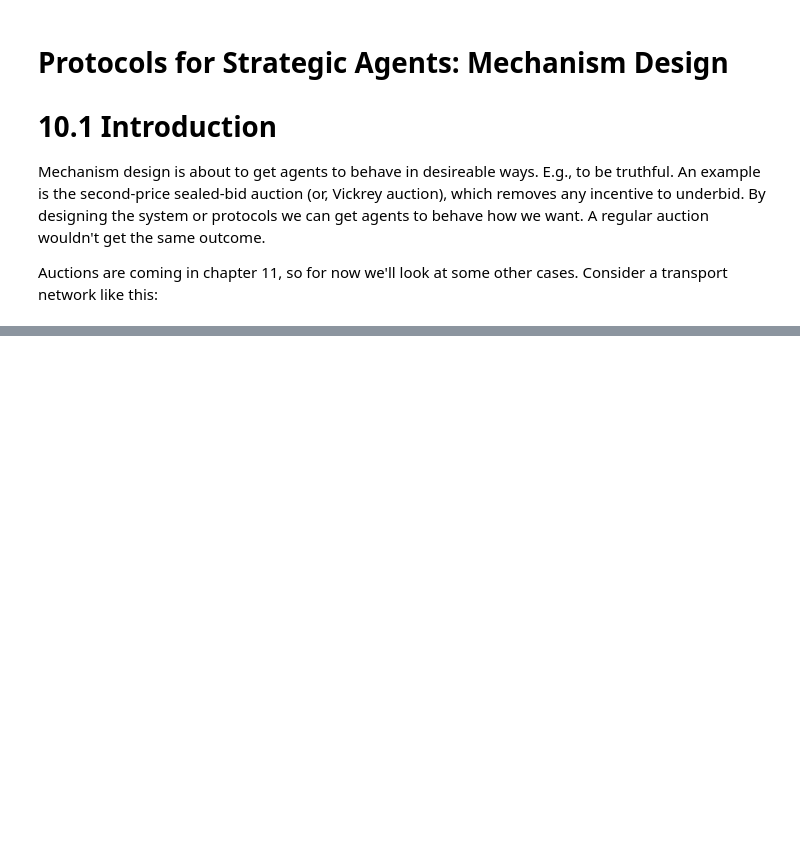
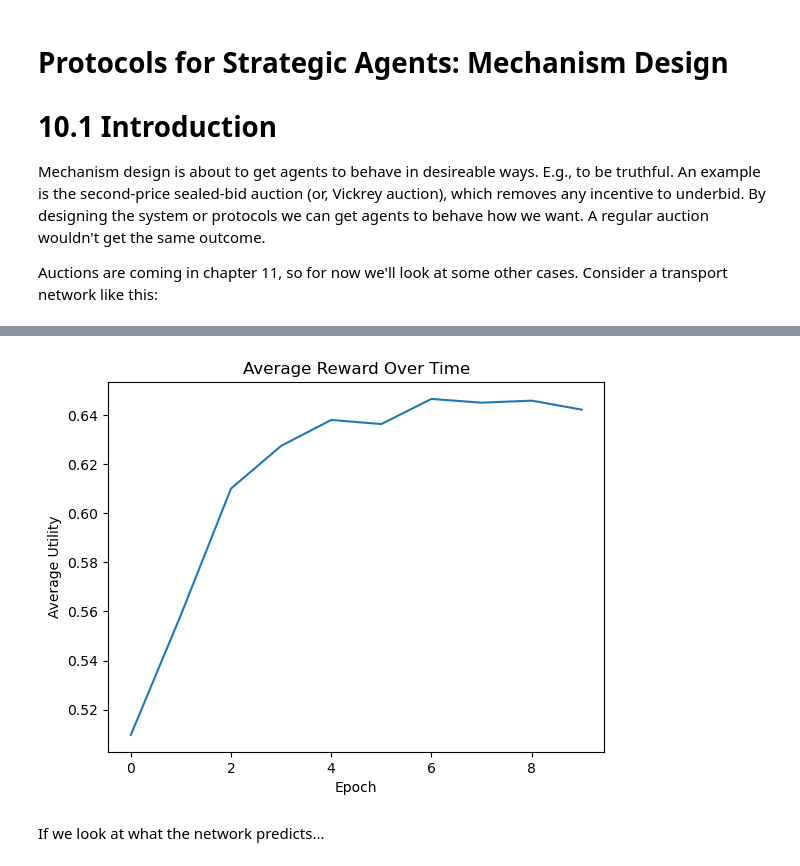
Before and after one commit to GiottoFrean/Multiagent_Systems, a Jupyter notebook: 10 Protocols for Strategic Agents - Mechanism Design/A - Mechanism design with unrestricted preferences.ipynb, the cells around one changed output, grey strips where cells are left out. Drawn from its saved outputs; the diff is of its cells as text; code cells hidden in the pictures; blank space fills up the shorter version.

```diff
--- a/10 Protocols for Strategic Agents - Mechanism Design/A - Mechanism design with unrestricted preferences.ipynb
+++ b/10 Protocols for Strategic Agents - Mechanism Design/A - Mechanism design with unrestricted preferences.ipynb
@@ -89,0 +109,73 @@ A social choice function takes a set of preferences and turns it into an outcome
+# %%
+class SmallNet(nn.Module):
+    def __init__(self, in_dim, hidden_dim, out_dim, use_softmax=False):
+        super().__init__()
+
+        layers = [
+            nn.Linear(in_dim, hidden_dim),
+            nn.ReLU(),
+            nn.Linear(hidden_dim, out_dim)
+        ]
+
+        if use_softmax:
+            layers.append(nn.Softmax(dim=-1))
+
+        self.net = nn.Sequential(*layers)
+
+    def forward(self, x):
+        return self.net(x)
+# %%
+N, O = 3, 3
+batch_size = 32
+batches_per_epoch = 50
+epochs = 10
+
+players = nn.ModuleList([SmallNet(O, 100, O) for _ in range(N)])
+mechanism = SmallNet(O*N, 100, O, use_softmax=True)
+
+player_opts = [optim.Adam(players[p].parameters(), lr=1e-3) for p in range(N)]
+mech_opt = optim.Adam(mechanism.parameters(), lr=1e-3)
+
+reward_over_time = []
+
+for epoch in range(epochs):
+    epoch_avg = 0.0
+    for batch in range(batches_per_epoch):
+        utilities = torch.rand(batch_size, N, O)
+
+        # --- Player updates (independent graphs per player) ---
+        for p in range(N):
+            player_opts[p].zero_grad()
+            reports = [players[i](utilities[:, i]) for i in range(N)]
+            joint_report = torch.cat(reports, dim=1)
+            for param in mechanism.parameters():
+                param.requires_grad_(False)
+            decision = mechanism(joint_report)
+            player_loss = -(utilities[:, p] * decision).sum(dim=1).mean()
+            player_loss.backward()
+            player_opts[p].step()
+
+        for param in mechanism.parameters():
+            param.requires_grad_(True)
+
+        # --- Mechanism update ---
+        mech_opt.zero_grad()
+        reports_detached = [players[p](utilities[:, p]).detach() for p in range(N)]
+        joint_report = torch.cat(reports_detached, dim=1)
+        decision = mechanism(joint_report)
+        expected_utility = torch.sum(utilities * decision.view(batch_size, 1, O), dim=2)
+        mech_loss = -expected_utility.mean()
+        mech_loss.backward()
+        mech_opt.step()
+
+        epoch_avg += expected_utility.mean().item()
+
+    reward_over_time.append(epoch_avg / batches_per_epoch)
+    print(f"Epoch {epoch+1}/{epochs} | Avg reward: {reward_over_time[-1]:.4f}")
+
+plt.plot(reward_over_time)
+plt.title("Average Reward Over Time")
+plt.xlabel("Epoch")
+plt.ylabel("Average Utility")
+plt.show()
+# %% [output]
@@ -89,0 +192,3 @@ A social choice function takes a set of preferences and turns it into an outcome
+[figure, added]
+# %% [markdown]
+If we look at what the network predicts...
```
Also changed, not shown: parts of 7 cells of this notebook, 1 other file.
